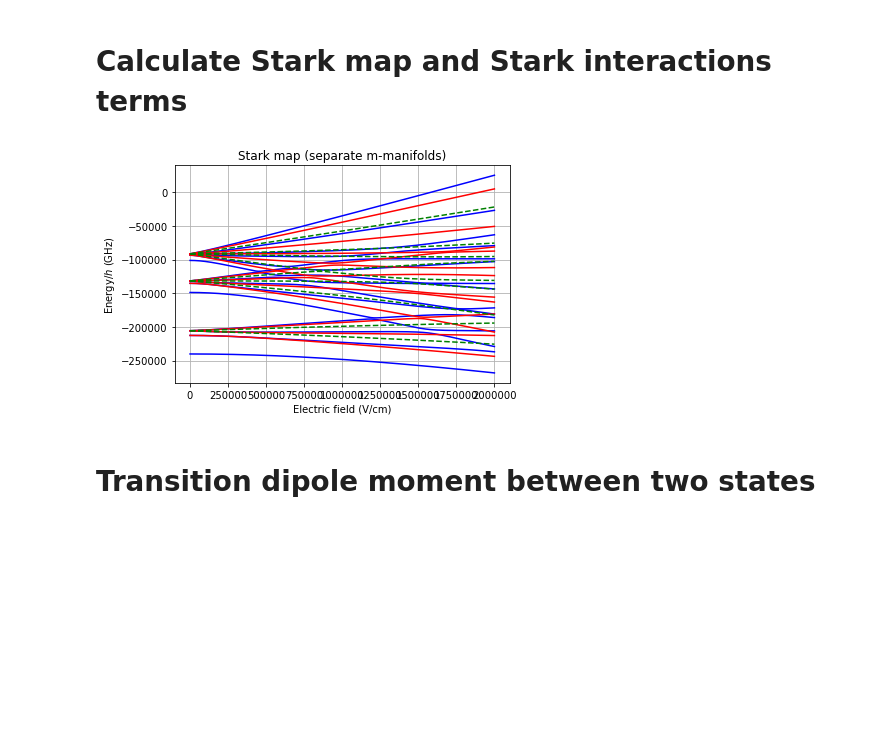
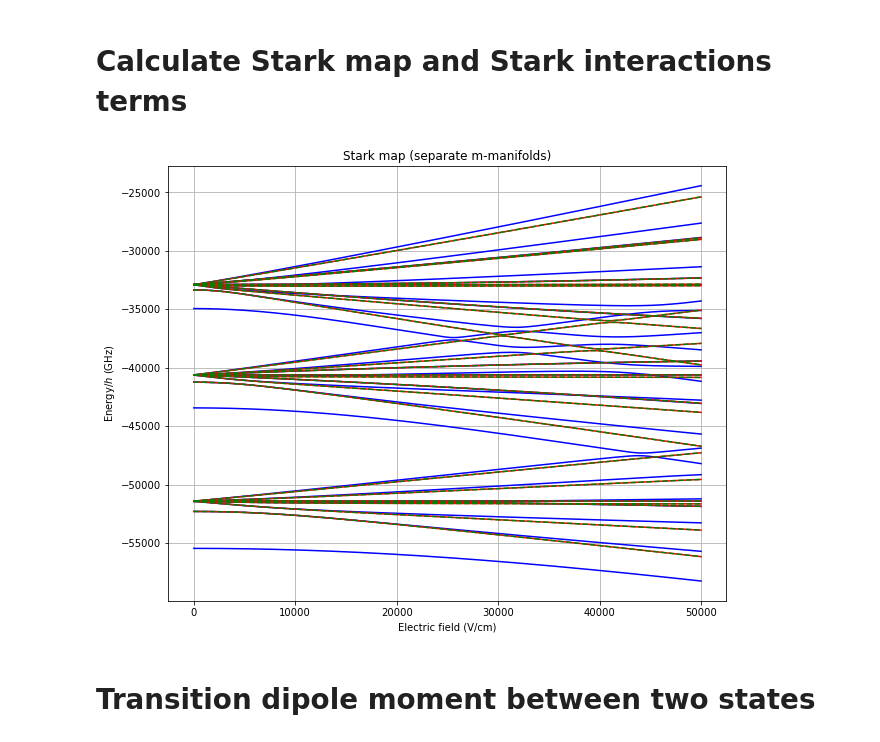
Before and after one commit to aa-morgan/Rydberg_helium_Stark, a Jupyter notebook: notebooks/Transition dipole moments - parallel fields.ipynb, the cells around one changed output. Drawn from its saved outputs; the diff is of its cells as text; code cells hidden in the pictures; blank space fills up the shorter version.

```diff
--- a/notebooks/Transition dipole moments - parallel fields.ipynb
+++ b/notebooks/Transition dipole moments - parallel fields.ipynb
@@ -17,11 +18,11 @@ scl = c*10**-9 * En_h /(h * c);
 # %%
 # Calculate everything needed to plot the Stark map. Use Eigenvectors to compute state-mixing weights
 # quantum numbers
-nmin = 4
-nmax = 6
+nmin = 8
+nmax = 10
 S = 1
 field_orientation = 'parallel'
-m_vals = np.array([0,1,2])
+m_vals = np.array([0,1,-1])
 n_vals, L_vals, J_vals, neff, En, H_0, mat_S = [], [], [], [], [], [], []
 
 for m_val in m_vals:
@@ -57,6 +63,6 @@ mat_S_all_m = stark_matrix(n_vals_all_m, neff_all_m, L_vals_all_m, m_vals_all_m,
 # %%
 # specify the electric field
-field = np.linspace(0.00, 2*10**6, 501) # V /cm
+field = np.linspace(0.00, 5*10**4, 501) # V /cm
 field_au = field * 100 / (En_h_He/(e*a_0_He))
 # specify the magnetic field (in Telsa)
 B_z = 1.6154E-3
@@ -72,15 +78,16 @@ for m_idx, m_val in enumerate(m_vals):
     eig_vals.append(eig_vals_tmp)
     eig_vecs.append(eig_vecs_tmp)
 # %%
-plt.plot(field, eig_vals[0]*scl, 'b', label='m=0')
-plt.plot(field, eig_vals[1]*scl, 'r', label='m=1')
-plt.plot(field, eig_vals[2]*scl, '--g', label='m=2')
+plt.figure(figsize=(10,8))
+linestyles = ['b', 'r', '--g', '--c', '--y']
+for i, m_val in enumerate(m_vals):
+    plt.plot(field, eig_vals[i]*scl, linestyles[i])
 plt.xlabel('Electric field (V/cm)')
 plt.ylabel('Energy/$h$ (GHz)')
 plt.title('Stark map (separate m-manifolds)')
 plt.grid()
 # %% [output]
-[figure, old version]
+[figure, new version]
 # %% [markdown]
 # Transition dipole moment between two states
 # %%
```
Also changed, not shown: parts of 5 cells of this notebook, 1 other file.
